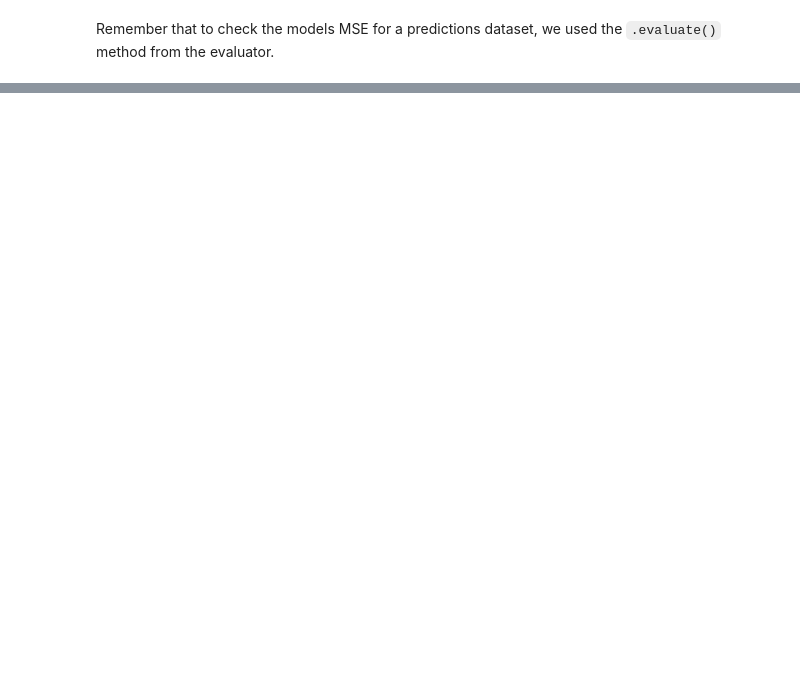
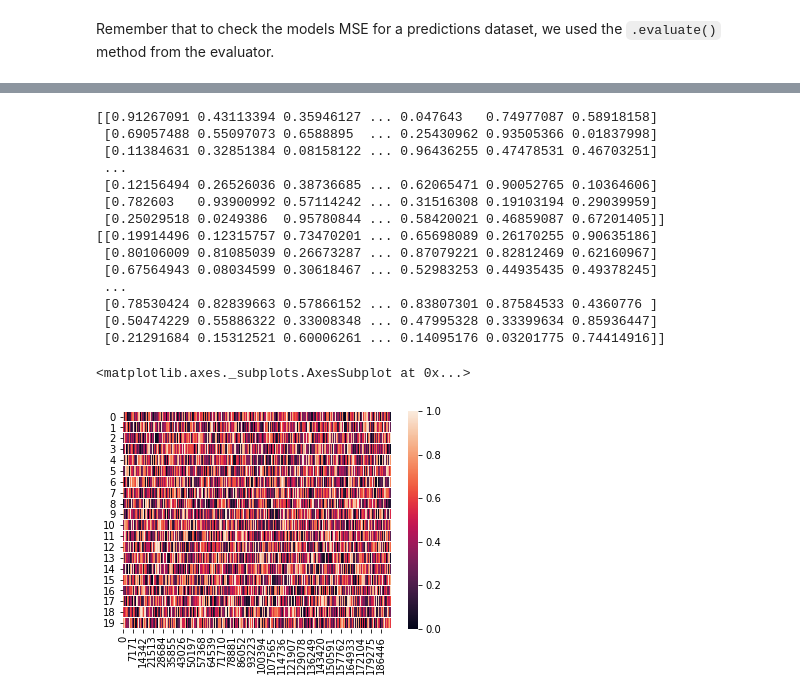
Before and after one commit to ruivieira/workshop-recommendation-engines, a Jupyter notebook: workshop.ipynb, the cells around one changed output, grey strips where cells are left out. Cells and saved outputs as stored; diff of their text form; code cells hidden in the pictures; blank space fills up the shorter version.

```diff
--- a/workshop.ipynb
+++ b/workshop.ipynb
@@ -964,0 +1121,28 @@ MSE (implicit) = 0.9532024953375471
+# %%
+rank = 20
+n_item, n_user = ratings.shape
+
+user_factors = np.random.rand(rank, n_user)
+item_factors = np.random.rand(rank, n_item)
+
+print(user_factors)
+print(item_factors)
+
+sns.heatmap(user_factors)
+# %% [output]
+[[0.91267091 0.43113394 0.35946127 ... 0.047643   0.74977087 0.58918158]
+ [0.69057488 0.55097073 0.6588895  ... 0.25430962 0.93505366 0.01837998]
+ [0.11384631 0.32851384 0.08158122 ... 0.96436255 0.47478531 0.46703251]
+ ...
+ [0.12156494 0.26526036 0.38736685 ... 0.62065471 0.90052765 0.10364606]
+ [0.782603   0.93900992 0.57114242 ... 0.31516308 0.19103194 0.29039959]
+ [0.25029518 0.0249386  0.95780844 ... 0.58420021 0.46859087 0.67201405]]
+[[0.19914496 0.12315757 0.73470201 ... 0.65698089 0.26170255 0.90635186]
+ [0.80106009 0.81085039 0.26673287 ... 0.87079221 0.82812469 0.62160967]
+ [0.67564943 0.08034599 0.30618467 ... 0.52983253 0.44935435 0.49378245]
+ ...
+ [0.78530424 0.82839663 0.57866152 ... 0.83807301 0.87584533 0.4360776 ]
+ [0.50474229 0.55886322 0.33008348 ... 0.47995328 0.33399634 0.85936447]
+ [0.21291684 0.15312521 0.60006261 ... 0.14095176 0.03201775 0.74414916]]
+<matplotlib.axes._subplots.AxesSubplot at 0x...>
+[figure, added]
```
Also changed, not shown: parts of 61 cells of this notebook, 2 other files.
